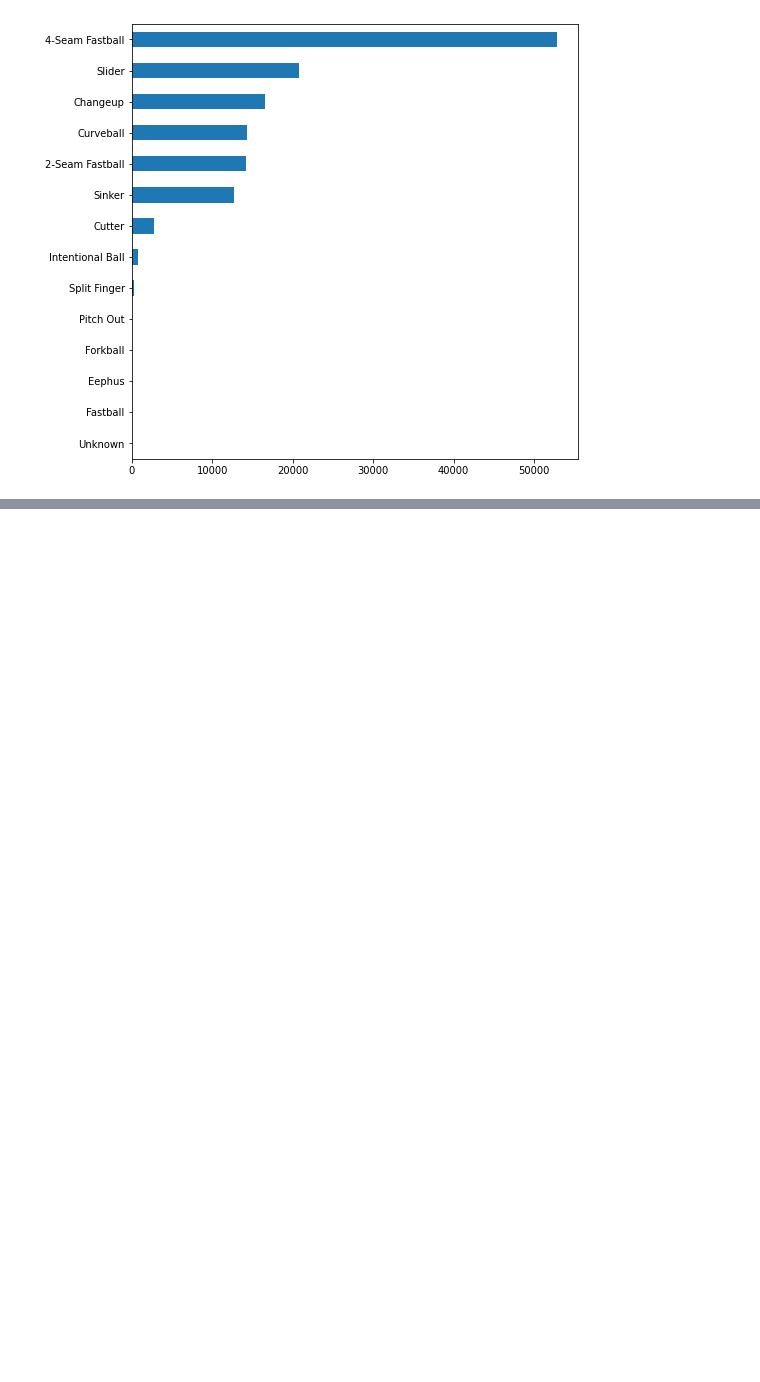
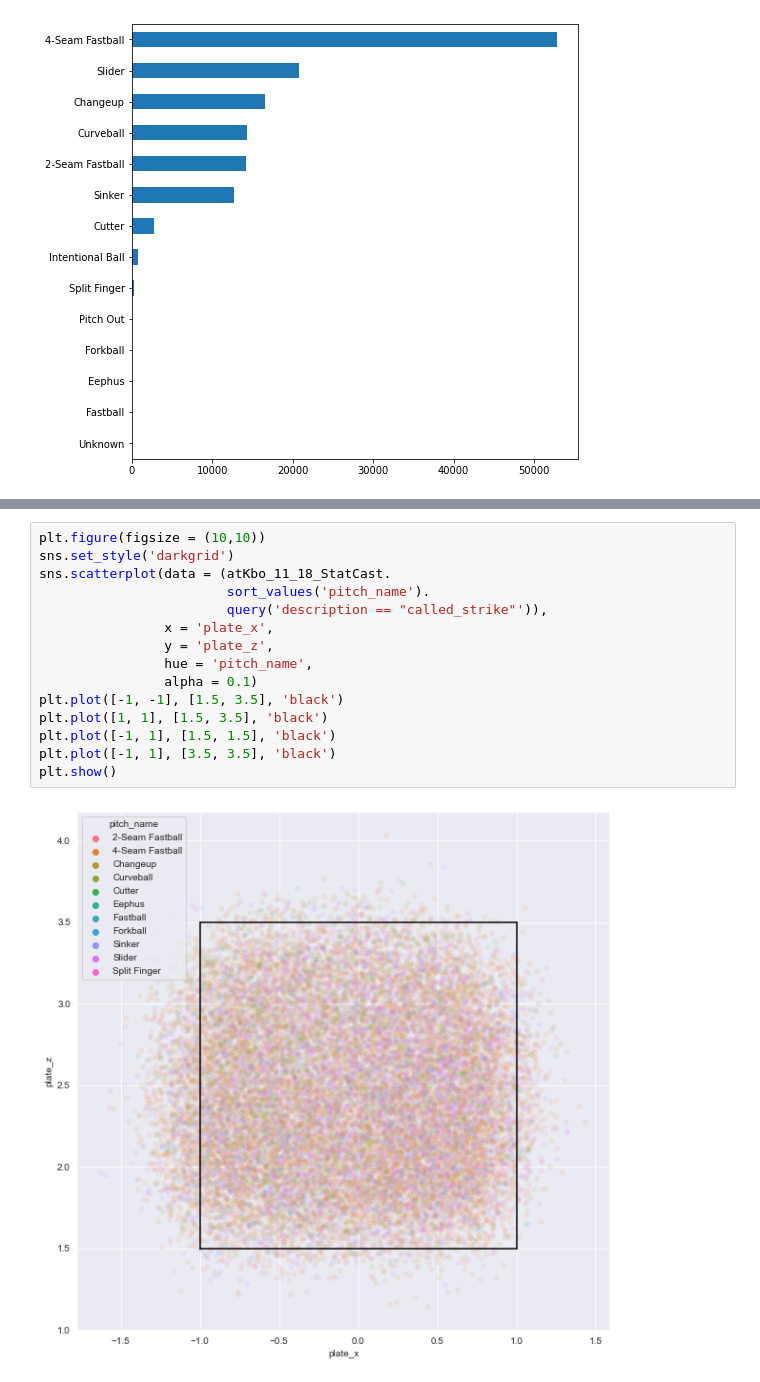
Before and after one commit to msio900/dacon_1st_solution, a Jupyter notebook: Chap05.ipynb, the cells around one changed output, grey strips where cells are left out. Saved outputs shown, nothing was run; the diff lists cells and outputs as text; blank space fills up the shorter version.

```diff
--- a/Chap05.ipynb
+++ b/Chap05.ipynb
@@ -188,0 +342,17 @@ atKbo_11_18_StatCast[['events', 'description', 'pitch_name']]
+# %%
+plt.figure(figsize = (10,10))
+sns.set_style('darkgrid')
+sns.scatterplot(data = (atKbo_11_18_StatCast.
+                        sort_values('pitch_name').
+                        query('description == "called_strike"')),
+                x = 'plate_x',
+                y = 'plate_z',
+                hue = 'pitch_name',
+                alpha = 0.1)
+plt.plot([-1, -1], [1.5, 3.5], 'black')
+plt.plot([1, 1], [1.5, 3.5], 'black')
+plt.plot([-1, 1], [1.5, 1.5], 'black')
+plt.plot([-1, 1], [3.5, 3.5], 'black')
+plt.show()
+# %% [output]
+[figure, added]
```
Also changed, not shown: parts of 33 cells of this notebook.
